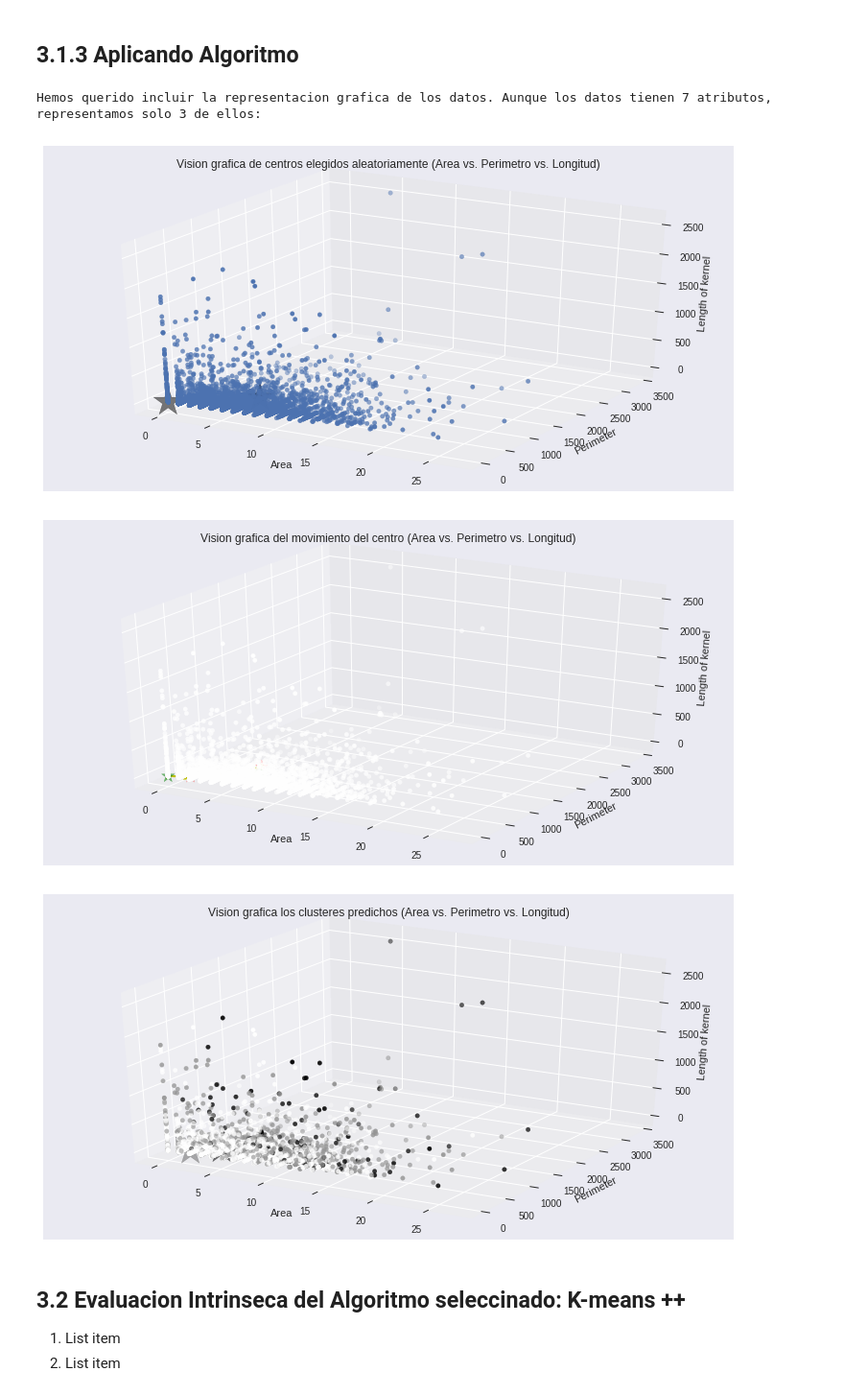
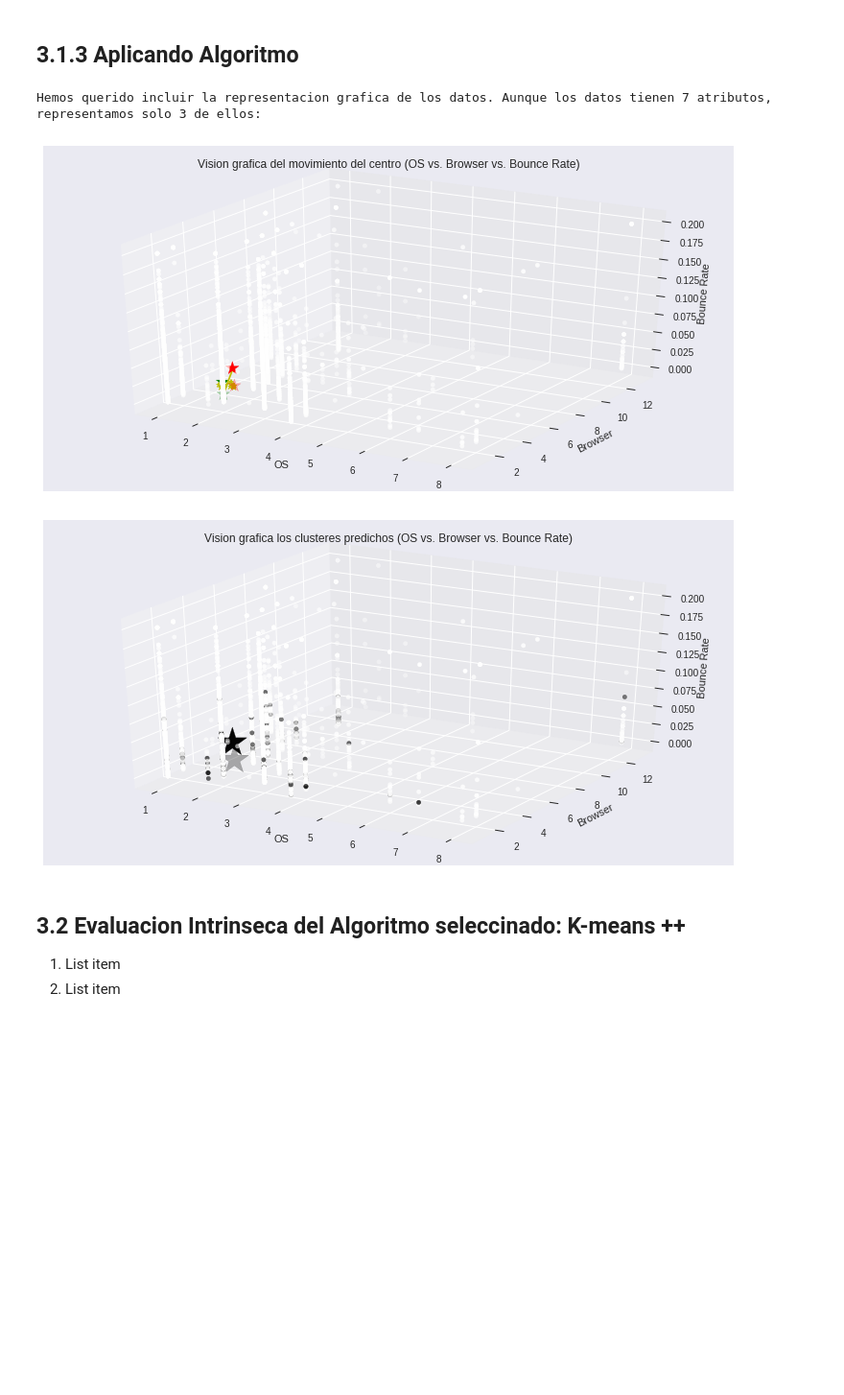
Before and after one commit to pachecoleonardo/metodosdeagrupamiento_nosupervisado, a Jupyter notebook: 01_particiones_kmeanspp.ipynb, the cells around one changed output. Shown: that part at 96% size. Cells and saved outputs as stored; diff of their text form; code cells hidden in the pictures; blank space fills up the shorter version.

```diff
--- a/01_particiones_kmeanspp.ipynb
+++ b/01_particiones_kmeanspp.ipynb
@@ -353,7 +432,7 @@ Text(0, 0.5, 'Medida de R cuadrado')
 ## 3.1.2 Buscando Centroides ( K = 3 )
 # %%
 # Elegimos un número de clústeres a buscar (Sabemos que son 4)
-K = 3
+K = 2
 
 # Preparamos un arreglo para los centros
 cDx = np.zeros(Dx.shape[1])
@@ -375,6 +454,19 @@ for k in np.arange(K-1):
     cDx= np.append(cDx, np.matrix(auxDx[icenter,:]), axis=0)
     auxDx = np.delete(auxDx, icenter, 0)
 
+
+
+fig = plt.figure(figsize=(10,5))
+ax = Axes3D(fig)
+ax.scatter(Dx[:, 11], Dx[:, 12], Dx[:, 7],c='#FFFFFF')
+ax.scatter(cDx[:,11], cDx[:, 12], cDx[:, 7], marker='*', c='#050505', s=1000)
+ax.set_xlabel("OS")
+ax.set_ylabel("Browser")
+ax.set_zlabel("Bounce Rate")
+ax.set_title("Vision grafica de centros elegidos aleatoriamente (OS vs. Browser vs. Bounce Rate)")
+
+
+
 print('Los centros iniciales elegidos aleatoriamente son:')
 print(cDx)
 # %% [output]
@@ -398,15 +486,6 @@ Los centros iniciales elegidos aleatoriamente son:
 
 ## 3.1.3 Aplicando Algoritmo
 # %%
-fig = plt.figure(figsize=(10,5))
-ax = Axes3D(fig)
-ax.scatter(Dx[:, 0], Dx[:, 1], Dx[:, 3])
-ax.scatter(cDx[:, 0], cDx[:, 1], cDx[:, 3], marker='*', c='#050505', s=1000)
-ax.set_xlabel("Area")
-ax.set_ylabel("Perimeter")
-ax.set_zlabel("Length of kernel")
-ax.set_title("Vision grafica de centros elegidos aleatoriamente (Area vs. Perimetro vs. Longitud)")
-
 
 
 # Preparamos el vector donde guardamos la asignación de cada elemento
@@ -416,16 +495,13 @@ Dyp = np.zeros(Dx.shape[0])
 # Preparamos la representacion grafica del progreso de seleccion de los centros
 fig = plt.figure(figsize=(10,5))
 ax = Axes3D(fig)
-ax.scatter(Dx[:, 0], Dx[:, 1], Dx[:, 3], c=Dyp)
-ax.scatter(cDx[:, 0], cDx[:, 1], cDx[:, 3], marker='*', c='g', s=200)
-ax.set_xlabel("Area")
-ax.set_ylabel("Perimeter")
-ax.set_zlabel("Length of kernel")
-ax.set_title("Vision grafica del movimiento del centro (Area vs. Perimetro vs. Longitud)")
+ax.scatter(Dx[:,11], Dx[:,12], Dx[:,7], c=Dyp)
+ax.scatter(cDx[:,11], cDx[:,12], cDx[:,7], marker='*', c='g', s=200)
+ax.set_xlabel("OS")
+ax.set_ylabel("Browser")
+ax.set_zlabel("Bounce Rate")
+ax.set_title("Vision grafica del movimiento del centro (OS vs. Browser vs. Bounce Rate)")
 
-
-
-Dx=Dx.astype('float64')
 
 # Flag de convergencia
 iterando = True
@@ -435,44 +511,43 @@ while iterando:
 
     # Vector auxiliar para guardar los centros de la iteración pasada
     # necesarios para identificar la convergencia
     cDx_ant = cDx.copy()
 
     # Buscamos el centro más cercano a cada instancia y la asignamos a ese clúster
     for i in np.arange(Dx.shape[0]):
         pred_y = np.argmin(distancia_euclidiana_grupo(Dx[i],cDx))
         Dyp[i] = pred_y
 
     # Calcular los nuevos centros
     for k in range(K):
         cDx[k,:] = Dx[Dyp==k].mean(axis=0)
 
     # Anadirlo a la grafica
     for k in np.arange(K):
-        ax.plot( [cDx_ant[k,0], cDx[k,0]],[cDx_ant[k,1], cDx[k,1]],[cDx_ant[k,3], cDx[k,3]], linestyle='-', marker='*', c='y')
+        ax.plot( [cDx_ant[k,11], cDx[k,11]],[cDx_ant[k,12], cDx[k,12]],[cDx_ant[k,7], cDx[k,7]], linestyle='-', marker='*', c='y')
 
     iterando = (np.absolute(np.sum(cDx-cDx_ant)) > 0.00001)
 
 
 # Anadimos los centros finales a la grafica con diferente color
-ax.scatter(np.array(cDx[:,0]),np.array(cDx[:,1]),np.array(cDx[:,3]) ,marker='*', s=200, c='r')
+ax.scatter(np.array(cDx[:,11]),np.array(cDx[:,12]),np.array(cDx[:,7]) ,marker='*', s=200, c='r')
 
 
 # Ver asignaciones finales
 fig = plt.figure(figsize=(10,5))
 ax = Axes3D(fig)
-ax.scatter(Dx[:, 0], Dx[:, 1], Dx[:, 3], c=Dyp)
-ax.scatter(cDx[:, 0], cDx[:, 1], cDx[:, 3], marker='*', c='#050505', s=1000)
-ax.set_xlabel("Area")
-ax.set_ylabel("Perimeter")
-ax.set_zlabel("Length of kernel")
-ax.set_title("Vision grafica los clusteres predichos (Area vs. Perimetro vs. Longitud)")
+ax.scatter(Dx[:, 11], Dx[:, 12], Dx[:, 7], c=Dyp)
+ax.scatter(cDx[:, 11], cDx[:, 12], cDx[:, 7], marker='*', c='#050505', s=1000)
+ax.set_xlabel("OS")
+ax.set_ylabel("Browser")
+ax.set_zlabel("Bounce Rate")
+ax.set_title("Vision grafica los clusteres predichos (OS vs. Browser vs. Bounce Rate)")
 print("Hemos querido incluir la representacion grafica de los datos. Aunque los datos tienen 7 atributos, representamos solo 3 de ellos:")
 print()
 # %% [output]
 Hemos querido incluir la representacion grafica de los datos. Aunque los datos tienen 7 atributos, representamos solo 3 de ellos:
-[figure, old version]
+[figure, new version]
-[figure, old version]
+[figure, new version]
-[figure, removed]
 # %% [markdown]
 ## 3.2 Evaluacion Intrinseca del Algoritmo seleccinado: K-means ++
 
```
Also changed, not shown: parts of 9 cells of this notebook.
